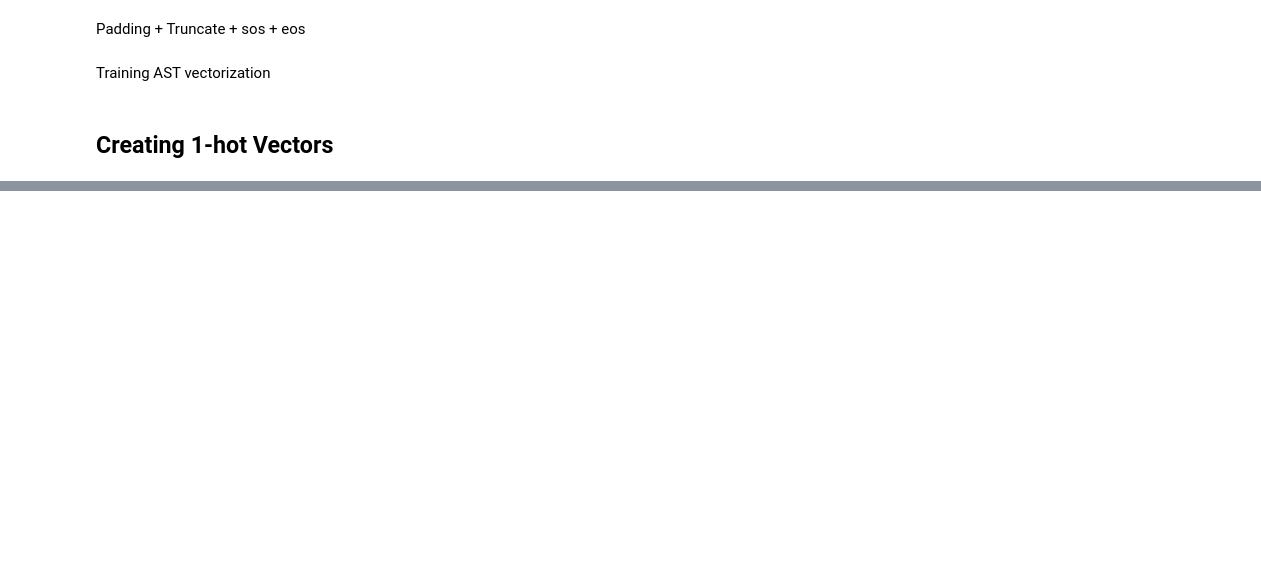
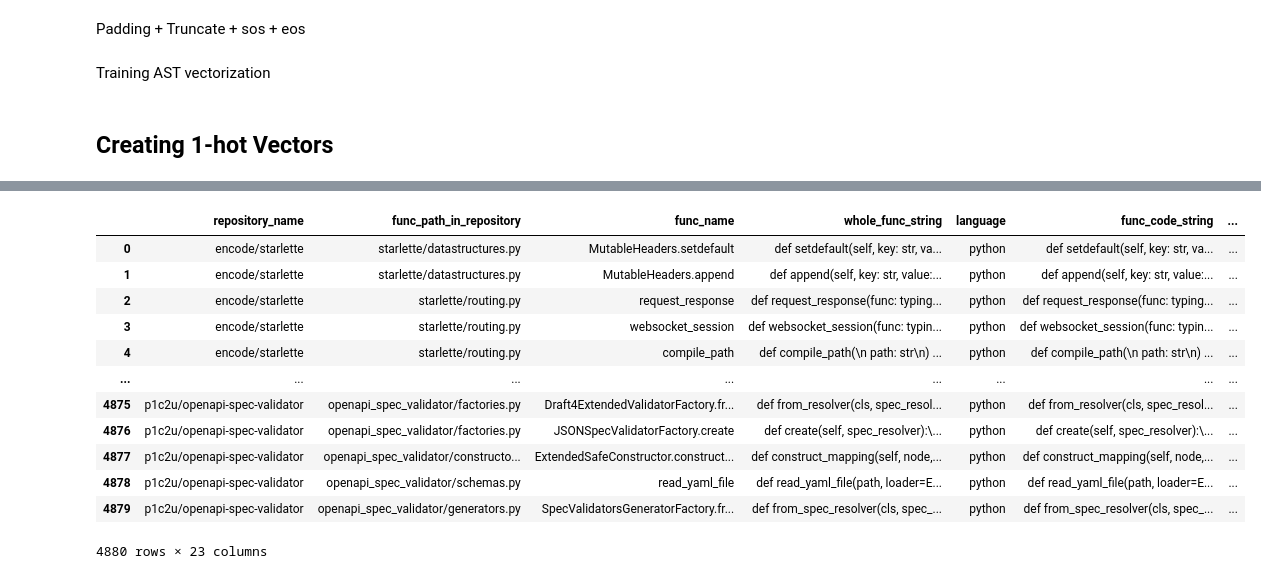
Before and after one commit to j1mk1m/code_comment_gen, a Jupyter notebook: project.ipynb, the cells around one changed output, grey strips where cells are left out. Saved outputs shown, nothing was run; the diff lists cells and outputs as text; code cells hidden in the pictures; blank space fills up the shorter version.

```diff
--- a/project.ipynb
+++ b/project.ipynb
@@ -322,0 +603,4 @@ Training AST vectorization
+# %%
+df_train = pd.read_pickle('df_train_doc_strings.pkl')
+df_test = pd.read_pickle('df_test_doc_strings.pkl')
+df_val = pd.read_pickle('df_val_doc_strings.pkl')
@@ -322,0 +644,9 @@ Training AST vectorization
+# %%
+from transformers import RobertaTokenizer
+
+# Load the tokenizer for CodeBERT
+tokenizer = RobertaTokenizer.from_pretrained("microsoft/codebert-base")
+# %%
+df_train['doc_string_tokenized'] = df_train['doc_strings'].progress_apply(lambda x : tokenizer.tokenize(x))
+df_test['doc_string_tokenized'] = df_test['doc_strings'].progress_apply(lambda x : tokenizer.tokenize(x))
+df_val['doc_string_tokenized'] = df_val['doc_strings'].progress_apply(lambda x : tokenizer.tokenize(x))
@@ -322,0 +657,16 @@ Training AST vectorization
+# %%
+def preprocess(toks, max_len):
+    toks =np.insert(toks, 0, "<sos>")
+
+    if len(toks) >= max_len :
+        toks = toks[:max_len-1]
+        toks = np.append(toks,"<eos>")
+    else:
+        toks = np.append(toks,"<eos>")
+        while len(toks) < max_len:
+            toks = np.append(toks,'<pad>')
+    return toks
+
+df_train['processed_doc_string'] = df_train['doc_string_tokenized'].progress_apply(lambda x: preprocess(x, 50))
+df_test['processed_doc_string'] = df_test['doc_string_tokenized'].progress_apply(lambda x: preprocess(x, 50))
+df_val['processed_doc_string'] = df_val['doc_string_tokenized'].progress_apply(lambda x: preprocess(x, 50))
@@ -322,0 +683,16 @@ Training AST vectorization
+# %%
+df_val
+# %% [output]
+|  | repository_name | func_path_in_repository | func_name | whole_func_string | language | func_code_string | ... |
+| 0 | encode/starlette | starlette/datastructures.py | MutableHeaders.setdefault | def setdefault(self, key: str, va... | python | def setdefault(self, key: str, va... | ... |
+| 1 | encode/starlette | starlette/datastructures.py | MutableHeaders.append | def append(self, key: str, value:... | python | def append(self, key: str, value:... | ... |
+| 2 | encode/starlette | starlette/routing.py | request_response | def request_response(func: typing... | python | def request_response(func: typing... | ... |
+| 3 | encode/starlette | starlette/routing.py | websocket_session | def websocket_session(func: typin... | python | def websocket_session(func: typin... | ... |
+| 4 | encode/starlette | starlette/routing.py | compile_path | def compile_path(\n path: str\n) ... | python | def compile_path(\n path: str\n) ... | ... |
+| ... | ... | ... | ... | ... | ... | ... | ... |
+| 4875 | p1c2u/openapi-spec-validator | openapi_spec_validator/factories.py | Draft4ExtendedValidatorFactory.fr... | def from_resolver(cls, spec_resol... | python | def from_resolver(cls, spec_resol... | ... |
+| 4876 | p1c2u/openapi-spec-validator | openapi_spec_validator/factories.py | JSONSpecValidatorFactory.create | def create(self, spec_resolver):\... | python | def create(self, spec_resolver):\... | ... |
+| 4877 | p1c2u/openapi-spec-validator | openapi_spec_validator/constructo... | ExtendedSafeConstructor.construct... | def construct_mapping(self, node,... | python | def construct_mapping(self, node,... | ... |
+| 4878 | p1c2u/openapi-spec-validator | openapi_spec_validator/schemas.py | read_yaml_file | def read_yaml_file(path, loader=E... | python | def read_yaml_file(path, loader=E... | ... |
+| 4879 | p1c2u/openapi-spec-validator | openapi_spec_validator/generators.py | SpecValidatorsGeneratorFactory.fr... | def from_spec_resolver(cls, spec_... | python | def from_spec_resolver(cls, spec_... | ... |
+4880 rows × 23 columns
```
Also changed, not shown: parts of 34 cells of this notebook, 1 other file.
